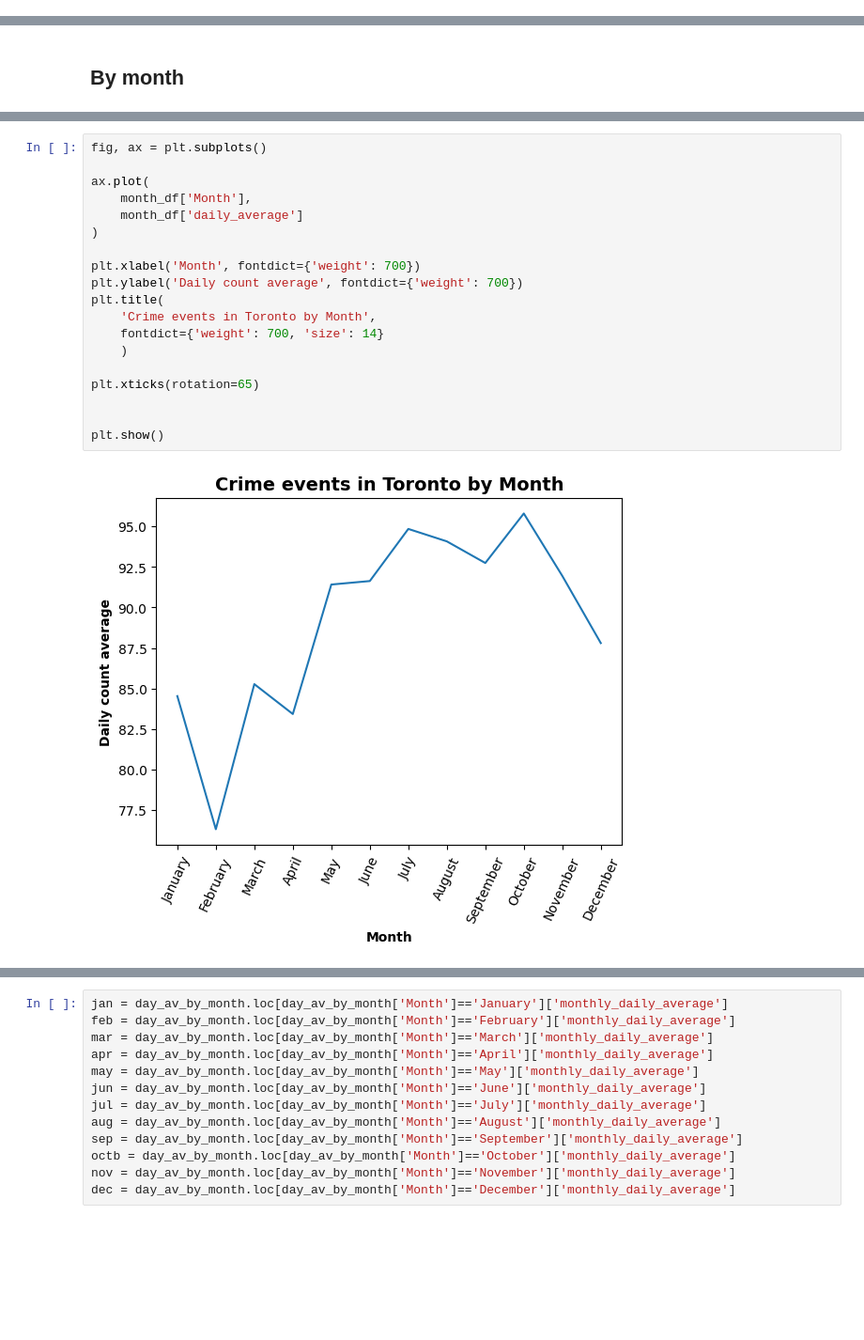
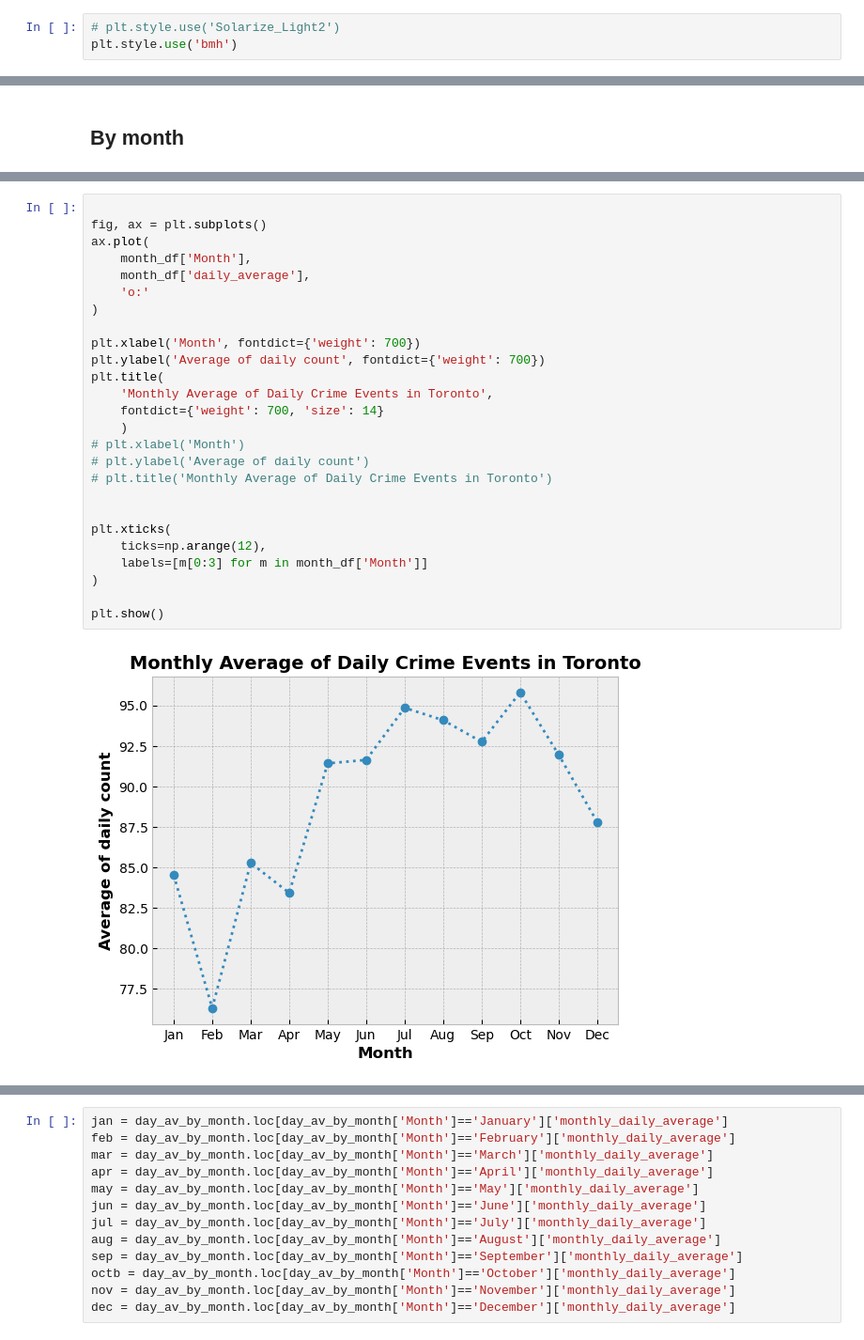
Before and after one commit to fannysigouin/project1, a Jupyter notebook: question_2/q2_peak_times.ipynb, the cells around one changed output, grey strips where cells are left out. Shown at 94% size. Drawn from its saved outputs; the diff is of its cells as text; blank space fills up the shorter version.

Commit message:
fix x labels and add plot style

```diff
--- a/question_2/q2_peak_times.ipynb
+++ b/question_2/q2_peak_times.ipynb
@@ -29,4 +23,7 @@ from pandas.api.types import CategoricalDtype
 import matplotlib.pyplot as plt
 import numpy as np
 import scipy.stats as st
+# %%
+# plt.style.use('Solarize_Light2')
+plt.style.use('bmh')
 # %% [markdown]
@@ -213,24 +218,31 @@ month_df
 | 10 | November | 91.949821 |
 | 11 | December | 87.799283 |
 # %%
+
 fig, ax = plt.subplots()
-
 ax.plot(
     month_df['Month'],
-    month_df['daily_average']
+    month_df['daily_average'],
+    'o:'
 )
 
 plt.xlabel('Month', fontdict={'weight': 700})
-plt.ylabel('Daily count average', fontdict={'weight': 700})
+plt.ylabel('Average of daily count', fontdict={'weight': 700})
 plt.title(
-    'Crime events in Toronto by Month',
+    'Monthly Average of Daily Crime Events in Toronto',
     fontdict={'weight': 700, 'size': 14}
     )
-
-plt.xticks(rotation=65)
+# plt.xlabel('Month')
+# plt.ylabel('Average of daily count')
+# plt.title('Monthly Average of Daily Crime Events in Toronto')
 
 
+plt.xticks(
+    ticks=np.arange(12),
+    labels=[m[0:3] for m in month_df['Month']]
+)
+
 plt.show()
 # %% [output]
-[figure, old version]
+[figure, new version]
 # %%
```
Also changed, not shown: parts of 25 cells of this notebook, 1 other file.
